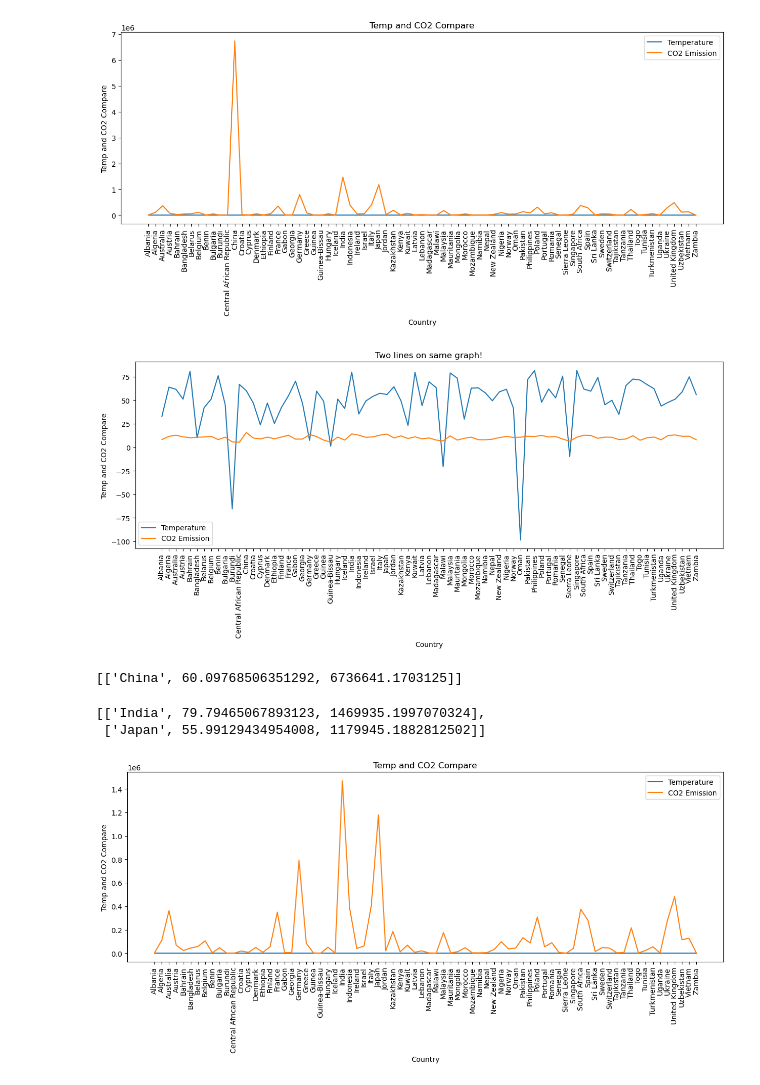
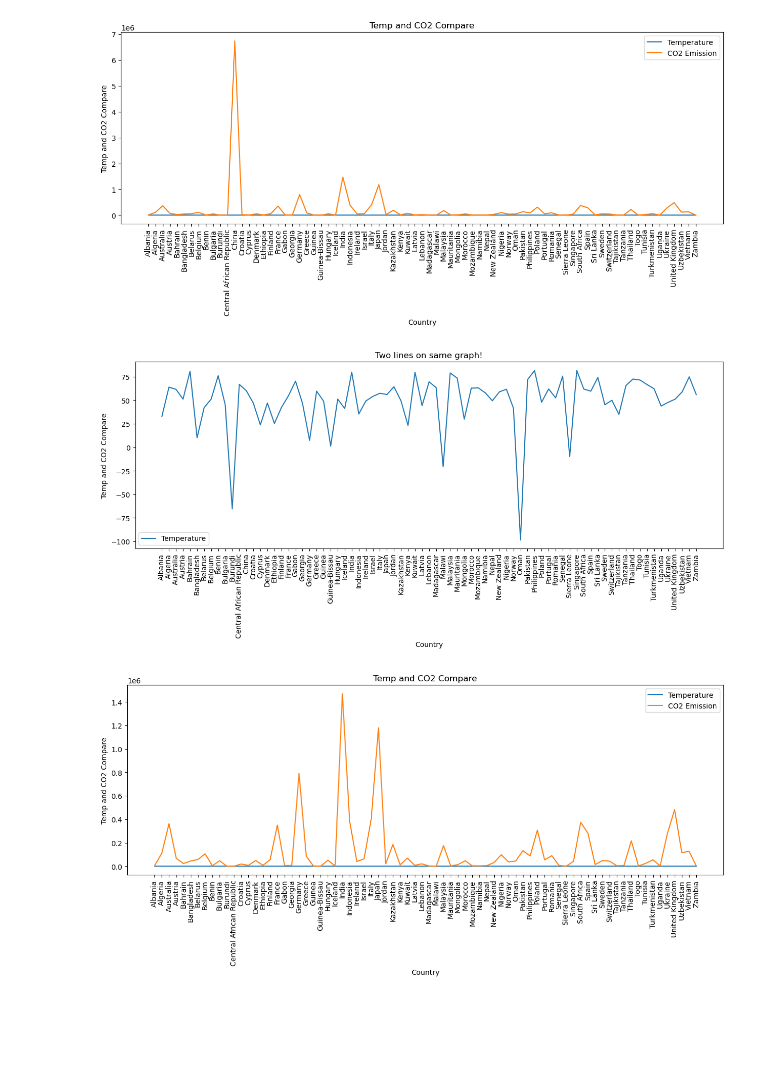
Before and after one commit to Tanuj7942/PowerPlantsData, a Jupyter notebook: Analysis/Power Plant Effects.ipynb, the cells around one changed output. Drawn from its saved outputs; the diff is of its cells as text; code cells hidden in the pictures; blank space fills up the shorter version.

```diff
--- a/Analysis/Power Plant Effects.ipynb
+++ b/Analysis/Power Plant Effects.ipynb
@@ -309,42 +309,35 @@ plt.show()
 # %%
 # line 1 points
 x1 = co2_temp_data['Country'].tolist()
 y1 = co2_temp_data['AvgTemp'].tolist()
 
 plt.figure().set_figwidth(15)
 # plotting the line 1 points
 plt.plot(x1, y1, label = "Temperature")
 
-# line 2 points
-x2 = co2_temp_data['Country'].tolist()
-y2 = np.log(co2_temp_data['AvgEmission'].tolist())
-# plotting the line 2 points
-plt.plot(x2, y2, label = "CO2 Emission")
+# # line 2 points
+# x2 = co2_temp_data['Country'].tolist()
+# y2 = np.log(co2_temp_data['AvgEmission'].tolist())
+# # plotting the line 2 points
+# plt.plot(x2, y2, label = "CO2 Emission")
 
 # naming the x axis
 plt.xlabel('Country')
 # naming the y axis
 plt.ylabel('Temp and CO2 Compare')
 # giving a title to my graph
 plt.title('Two lines on same graph!')
 plt.xticks(rotation='vertical')
 plt.savefig('temperature_co2_plot_log.png', bbox_inches='tight')
 # show a legend on the plot
 plt.legend()
 
 # function to show the plot
 plt.show()
 # %% [output]
-[figure, old version]
+[figure, new version]
 # %%
-find_anomalies(co2_temp_data)
+# find_anomalies(co2_temp_data)
 # print(co2_temp_data.loc[co2_temp_data['Country'] == 'China']['AvgEmission'])
-# %% [output]
-[['China', 60.09768506351292, 6736641.1703125]]
 # %%
 co2_temp_data_excluding_china= co2_temp_data.drop(co2_temp_data.index[(co2_temp_data["Country"]=="China")], axis=0)
-# %%
-find_anomalies(co2_temp_data_excluding_china)
-# %% [output]
-[['India', 79.79465067893123, 1469935.1997070324],
- ['Japan', 55.99129434954008, 1179945.1882812502]]
```
Also changed, not shown: parts of 6 cells of this notebook, 22 other files.
